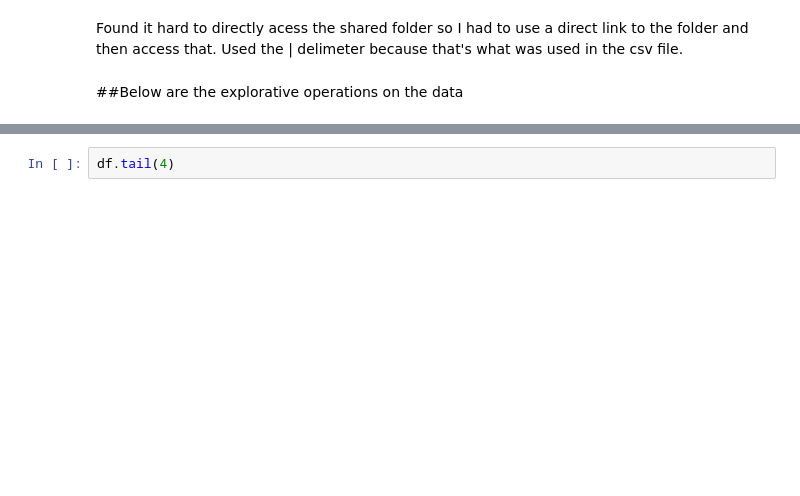
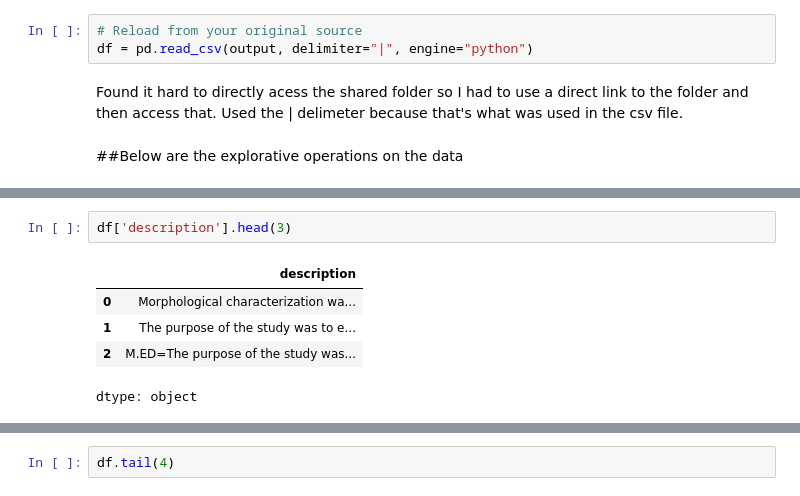
Before and after one commit to chisomobanja/metadata-classification, a Jupyter notebook: metadata_classification.ipynb, the cells around one changed output, grey strips where cells are left out. Cells and saved outputs as stored; diff of their text form; blank space fills up the shorter version.

```diff
--- a/metadata_classification.ipynb
+++ b/metadata_classification.ipynb
@@ -93,6 +93,9 @@ df = pd.read_csv(output, delimiter="|", engine="python")
 Downloading...
 From: https://drive.google.com/uc?id=1sErHRwqKS2O4wby5ocsrp2g4isWTGfzM
 To: /content/db-unza25-csc4792-datasets-dspace_unza_zm.csv
+# %%
+# Reload from your original source
+df = pd.read_csv(output, delimiter="|", engine="python")
 # %% [markdown]
 Found it hard to directly acess the shared folder so I had to use a direct link to the folder and then access that. Used the | delimeter because that's what was used in the csv file.
 # %% [markdown]
@@ -104,6 +107,14 @@ df.head(3)
 | 0 | oai:dspace.unza.zm:123456789/4153 | 2016-06-09T12:46:34Z | com_123456789_289=col_123456789_290 | Morphological characterisation of... | Chinyundo, Anthony | Helianthus Annuus. L.=Sun flower ... | Morphological characterization wa... | 2015-11-11T13:39:13Z=2015-11-11T1... | Other | ... |
 | 1 | oai:dspace.unza.zm:123456789/3777 | 2016-06-09T10:16:03Z | com_123456789_18=col_123456789_76 | Instruction based formative asses... | Mwale, Fred M. | Educational tests and measurement... | The purpose of the study was to e... | 2015-04-13T07:36:13Z=2015-04-13T0... | Thesis | ... |
 | 2 | oai:dspace.unza.zm:123456789/4729 | 2017-07-26T01:01:14Z | com_123456789_18=col_123456789_76 | An assessment of teachers' compet... | Banda, Christopher | Counselling in Secondary Educatio... | M.ED=The purpose of the study was... | 2017-07-25T13:51:51Z=2017-07-25T1... | Thesis | ... |
+# %%
+df['description'].head(3)
+# %% [output]
+|  | description |
+| 0 | Morphological characterization wa... |
+| 1 | The purpose of the study was to e... |
+| 2 | M.ED=The purpose of the study was... |
+dtype: object
 # %%
 from google.colab import sheets
 sheet = sheets.InteractiveSheet(df=df)
```
Also changed, not shown: parts of 31 cells of this notebook.
